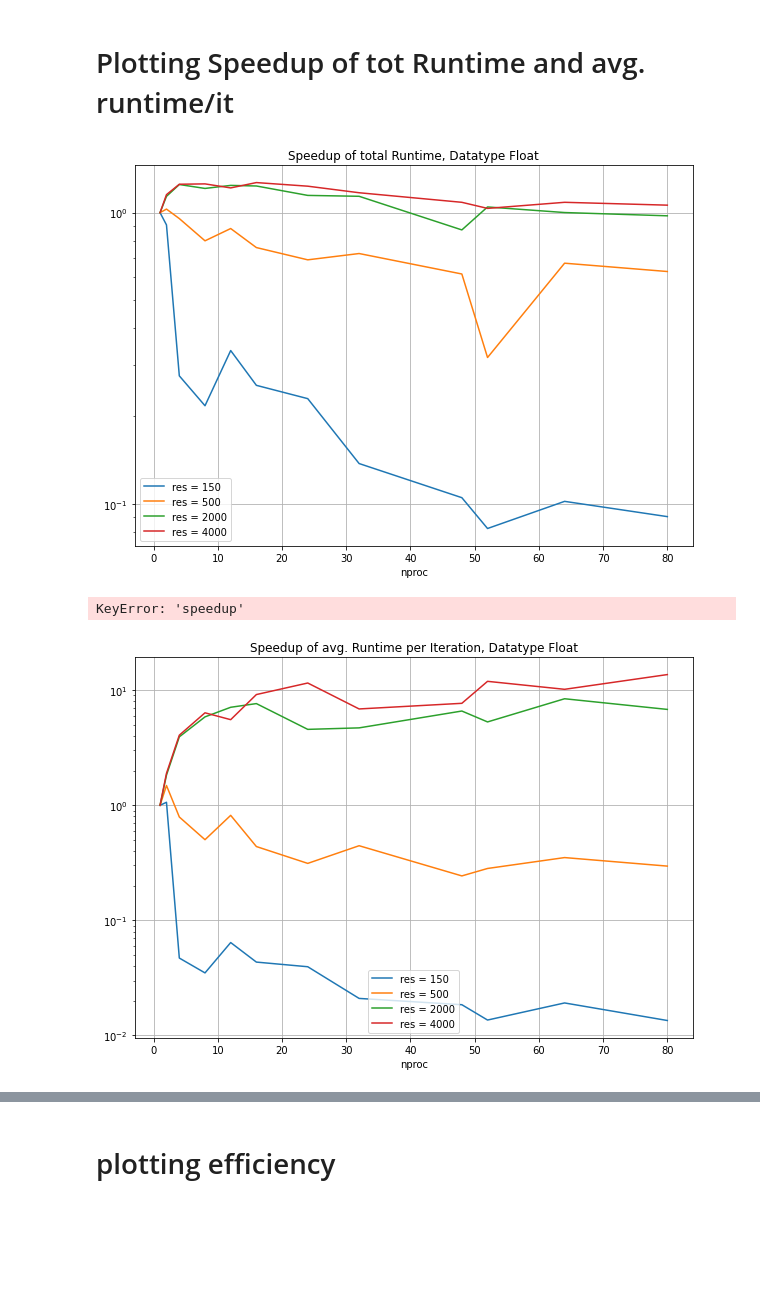
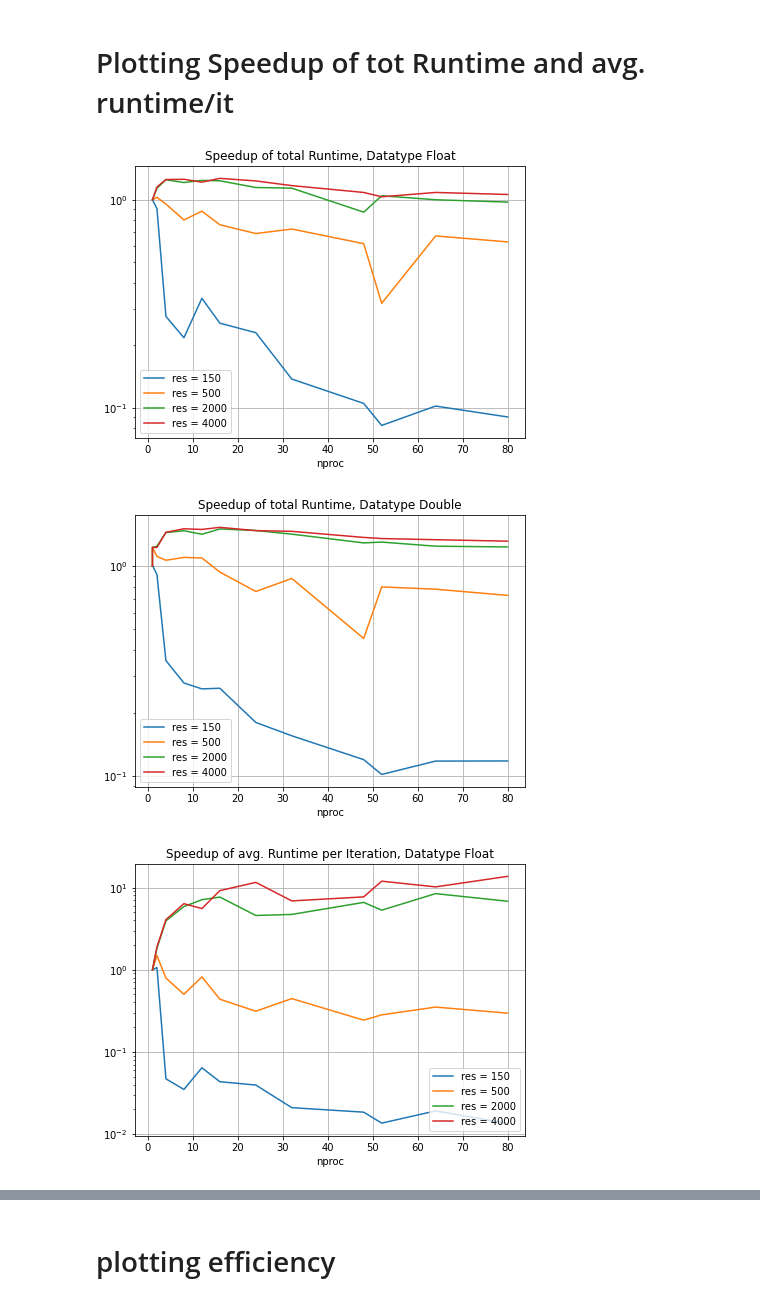
Before and after one commit to hitimr/NSSC2, a Jupyter notebook: Ex1/plots.ipynb, the cells around one changed output, grey strips where cells are left out. Saved outputs shown, nothing was run; the diff lists cells and outputs as text; code cells hidden in the pictures; blank space fills up the shorter version.

Commit message:
plots

```diff
--- a/Ex1/plots.ipynb
+++ b/Ex1/plots.ipynb
@@ -140,22 +197,22 @@ res4d["iteffi"] = res4d['itspeedup']/res4d["nproc"]
 # %% [markdown]
 # Plotting Speedup of tot Runtime and avg. runtime/it
 # %%
-plt.figure(num = 3, figsize=(10, 7))
+plt.figure(num = 3, figsize=(7, 5))
 plt.plot(res1f["nproc"],res1f["speedup"],label="res = 150")
 plt.plot(res2f["nproc"],res2f["speedup"],label="res = 500")
 plt.plot(res3f["nproc"],res3f["speedup"],label="res = 2000")
 plt.plot(res4f["nproc"],res4f["speedup"],label="res = 4000")
 plt.legend()
 plt.xlabel("nproc")
 plt.yscale("log")
 plt.title("Speedup of total Runtime, Datatype Float")
 plt.grid()
 # plt.show()
 plt.savefig('out/plots/speedup_f.pdf')
 # %% [output]
-[figure, old version]
+[figure, new version]
 # %%
-plt.figure(num = 3, figsize=(10,7))
+plt.figure(num = 3, figsize=(7, 5))
 plt.plot(res1d["nproc"],res1d["speedup"],label="res = 150")
 plt.plot(res2d["nproc"],res2d["speedup"],label="res = 500")
 plt.plot(res3d["nproc"],res3d["speedup"],label="res = 2000")
@@ -169,9 +226,9 @@ plt.grid()
 plt.savefig('out/plots/speedup_d.pdf')
 plt.show()
 # %% [output]
-KeyError: 'speedup'
+[figure, added]
 # %%
-plt.figure(num = 3, figsize=(10,7))
+plt.figure(num = 3, figsize=(7, 5))
 plt.plot(res1f["nproc"],res1f["itspeedup"],label="res = 150")
 plt.plot(res2f["nproc"],res2f["itspeedup"],label="res = 500")
 plt.plot(res3f["nproc"],res3f["itspeedup"],label="res = 2000")
@@ -184,5 +241,5 @@ plt.grid()
 
 plt.savefig('out/plots/itspeedup_f.pdf')
 # %% [output]
-[figure, old version]
+[figure, new version]
 # %%
```
Also changed, not shown: parts of 11 cells of this notebook.
